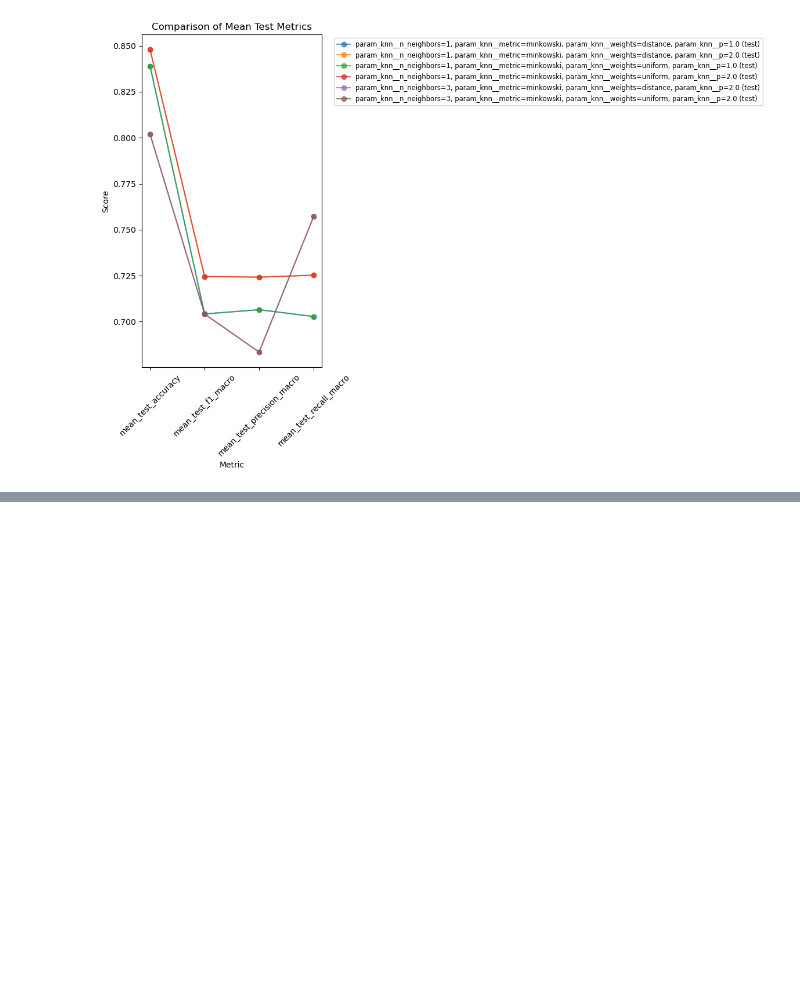
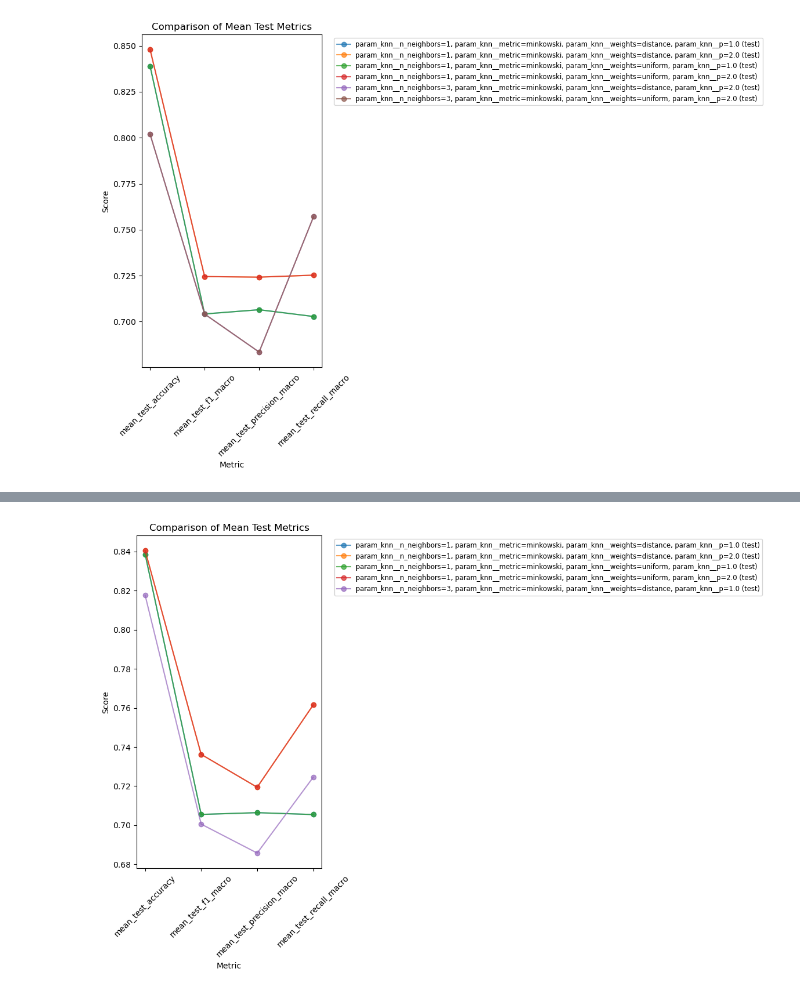
Before and after one commit to FrederickAlmeida/SpeedDating, a Jupyter notebook: modeling_knn.ipynb, the cells around one changed output, grey strips where cells are left out. Cells and saved outputs as stored; diff of their text form; code cells hidden in the pictures; blank space fills up the shorter version.

```diff
--- a/modeling_knn.ipynb
+++ b/modeling_knn.ipynb
@@ -307,3 +303,6 @@ pipeline = Pipeline([
     ('oversampler', SMOTE(sampling_strategy='auto', random_state=42, k_neighbors=5)),
     ('knn', KNeighborsClassifier())
 ])
+# %%
+grid_search = train_grid_search(X_train, y_train, pipeline, param_grid)
+results = get_results_pipeline(grid_search)
@@ -309,0 +323,4 @@ pipeline = Pipeline([
+# %%
+view_test_metrics_pipeline(False, 10, results)
+# %% [output]
+[figure, added]
```
Also changed, not shown: parts of 5 cells of this notebook, 1 other file.
